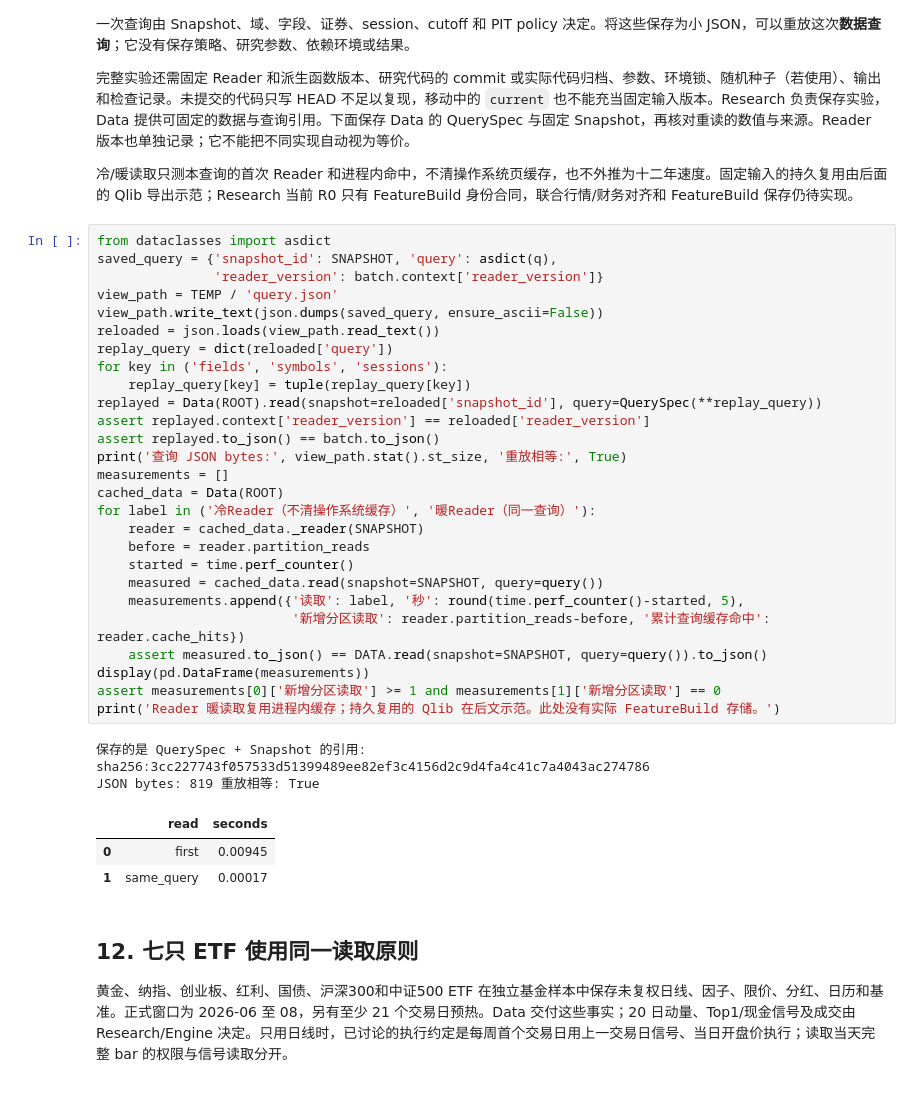
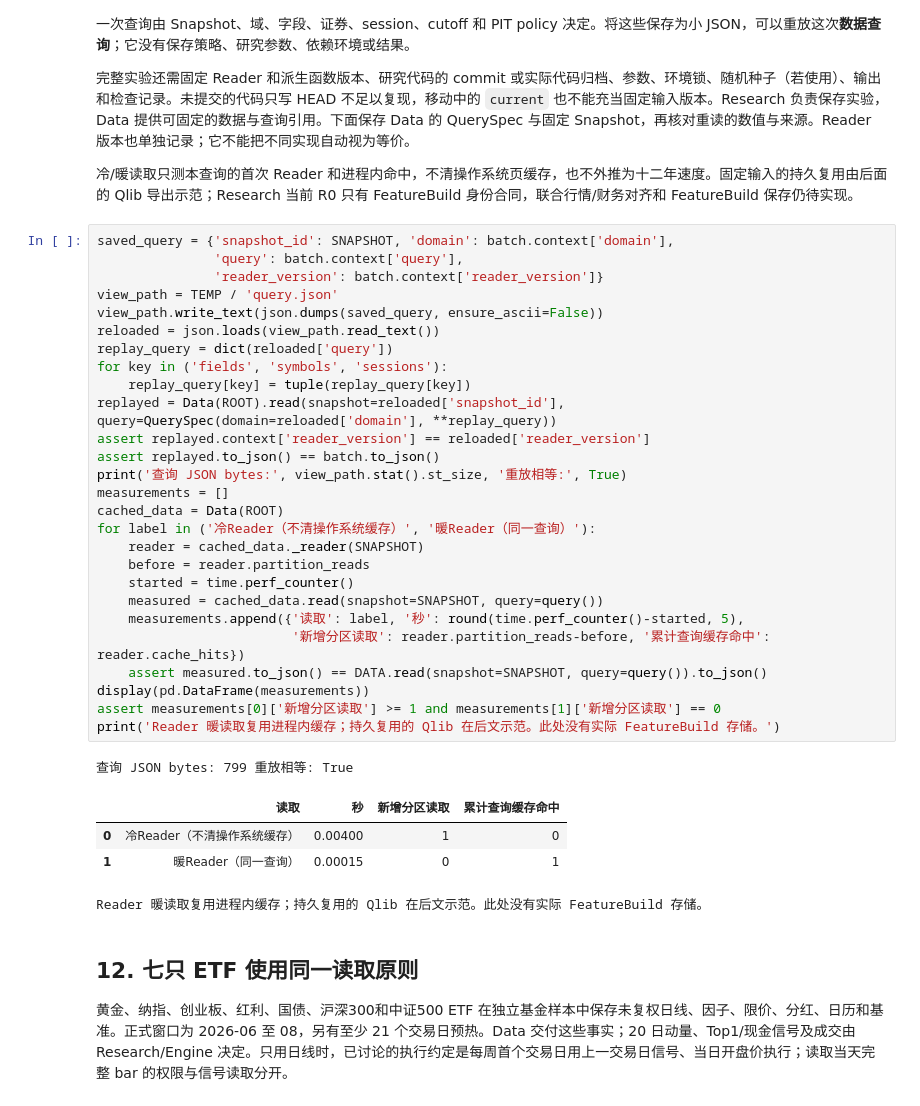
Before and after one commit to sinnergarden/axiom-data, a Jupyter notebook: notebooks/researcher_tutorial.ipynb, the cells around one changed output. Saved outputs shown, nothing was run; the diff lists cells and outputs as text.

Commit message:
Execute the data tutorials and document incremental rebuild boundaries

```diff
--- a/notebooks/researcher_tutorial.ipynb
+++ b/notebooks/researcher_tutorial.ipynb
@@ -783,38 +792,38 @@ MONTH_ENDS = ('2026-07-31', '2026-08-31')
 
 冷/暖读取只测本查询的首次 Reader 和进程内命中，不清操作系统页缓存，也不外推为十二年速度。固定输入的持久复用由后面的 Qlib 导出示范；Research 当前 R0 只有 FeatureBuild 身份合同，联合行情/财务对齐和 FeatureBuild 保存仍待实现。
 # %%
-from dataclasses import asdict
-saved_query = {'snapshot_id': SNAPSHOT, 'query': asdict(q),
+saved_query = {'snapshot_id': SNAPSHOT, 'domain': batch.context['domain'],
+               'query': batch.context['query'],
                'reader_version': batch.context['reader_version']}
 view_path = TEMP / 'query.json'
 view_path.write_text(json.dumps(saved_query, ensure_ascii=False))
 reloaded = json.loads(view_path.read_text())
 replay_query = dict(reloaded['query'])
 for key in ('fields', 'symbols', 'sessions'):
     replay_query[key] = tuple(replay_query[key])
-replayed = Data(ROOT).read(snapshot=reloaded['snapshot_id'], query=QuerySpec(**replay_query))
+replayed = Data(ROOT).read(snapshot=reloaded['snapshot_id'], query=QuerySpec(domain=reloaded['domain'], **replay_query))
 assert replayed.context['reader_version'] == reloaded['reader_version']
 assert replayed.to_json() == batch.to_json()
 print('查询 JSON bytes:', view_path.stat().st_size, '重放相等:', True)
 measurements = []
 cached_data = Data(ROOT)
 for label in ('冷Reader（不清操作系统缓存）', '暖Reader（同一查询）'):
     reader = cached_data._reader(SNAPSHOT)
     before = reader.partition_reads
     started = time.perf_counter()
     measured = cached_data.read(snapshot=SNAPSHOT, query=query())
     measurements.append({'读取': label, '秒': round(time.perf_counter()-started, 5),
                          '新增分区读取': reader.partition_reads-before, '累计查询缓存命中': reader.cache_hits})
     assert measured.to_json() == DATA.read(snapshot=SNAPSHOT, query=query()).to_json()
 display(pd.DataFrame(measurements))
 assert measurements[0]['新增分区读取'] >= 1 and measurements[1]['新增分区读取'] == 0
 print('Reader 暖读取复用进程内缓存；持久复用的 Qlib 在后文示范。此处没有实际 FeatureBuild 存储。')
 # %% [output]
-保存的是 QuerySpec + Snapshot 的引用: sha256:3cc227743f057533d51399489ee82ef3c4156d2c9d4fa4c41c7a4043ac274786
-JSON bytes: 819 重放相等: True
+查询 JSON bytes: 799 重放相等: True
-|  | read | seconds |
-| 0 | first | 0.00945 |
-| 1 | same_query | 0.00017 |
+|  | 读取 | 秒 | 新增分区读取 | 累计查询缓存命中 |
+| 0 | 冷Reader（不清操作系统缓存） | 0.00400 | 1 | 0 |
+| 1 | 暖Reader（同一查询） | 0.00015 | 0 | 1 |
+Reader 暖读取复用进程内缓存；持久复用的 Qlib 在后文示范。此处没有实际 FeatureBuild 存储。
 # %% [markdown]
 ## 12. 七只 ETF 使用同一读取原则
 
```
Also changed, not shown: parts of 6 cells of this notebook, 6 other files.
